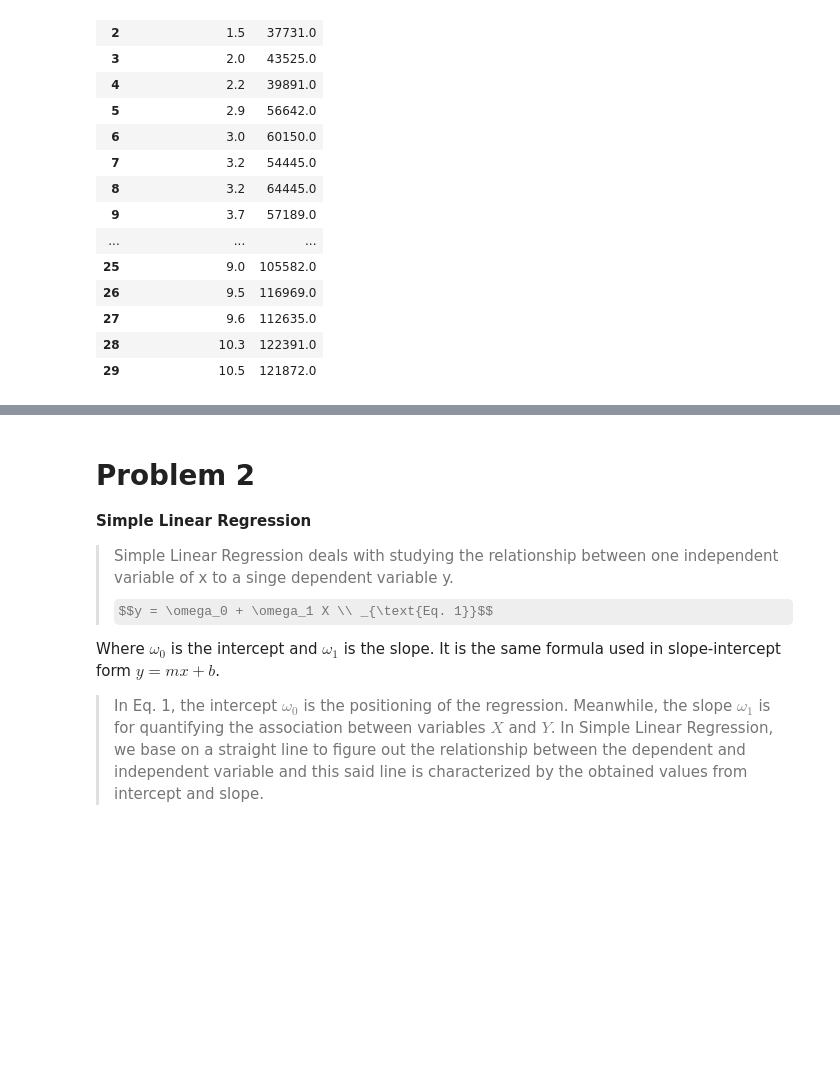
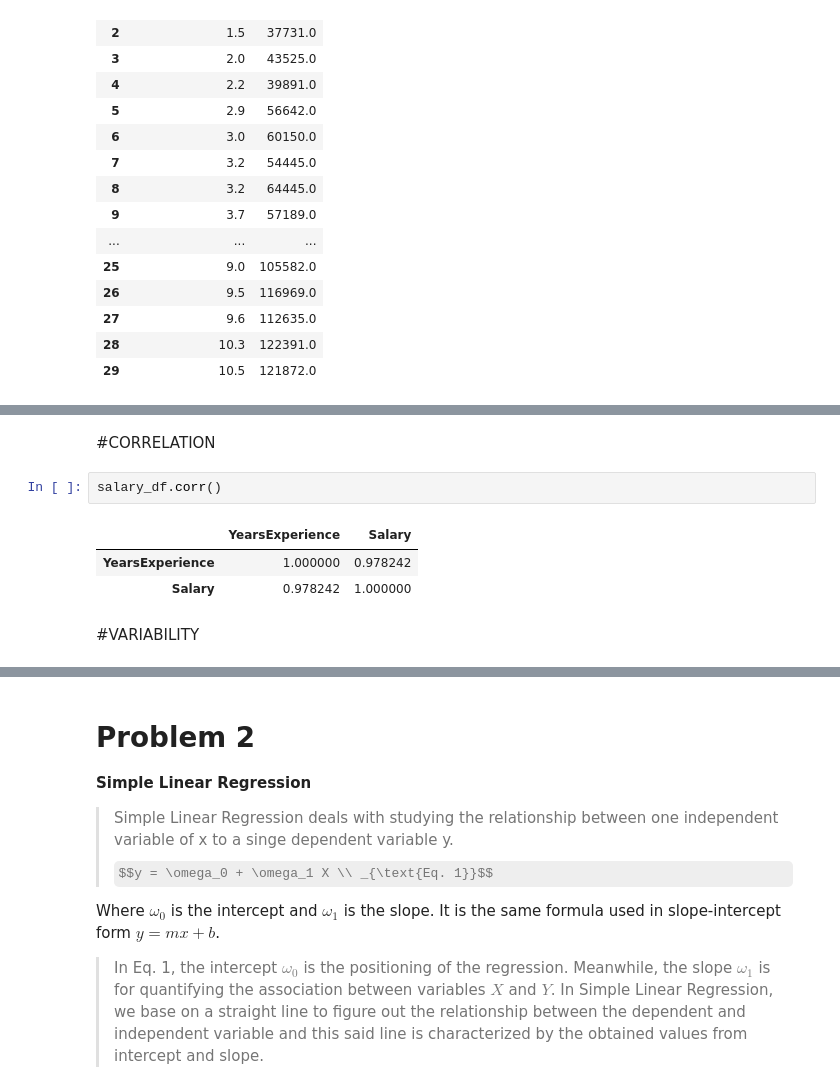
Before and after one commit to Nikkuchan/AIDA1_Wagler, a Jupyter notebook: 58089_MEX_Padilla.ipynb, the cells around one changed output, grey strips where cells are left out. Saved outputs shown, nothing was run; the diff lists cells and outputs as text; some formulas as TeX source; blank space fills up the shorter version.

```diff
--- a/58089_MEX_Padilla.ipynb
+++ b/58089_MEX_Padilla.ipynb
@@ -34,0 +98,10 @@ salary_df
+# %% [markdown]
+#CORRELATION
+# %%
+salary_df.corr()
+# %% [output]
+|  | YearsExperience | Salary |
+| YearsExperience | 1.000000 | 0.978242 |
+| Salary | 0.978242 | 1.000000 |
+# %% [markdown]
+#VARIABILITY
```
Also changed, not shown: parts of 8 cells of this notebook.
